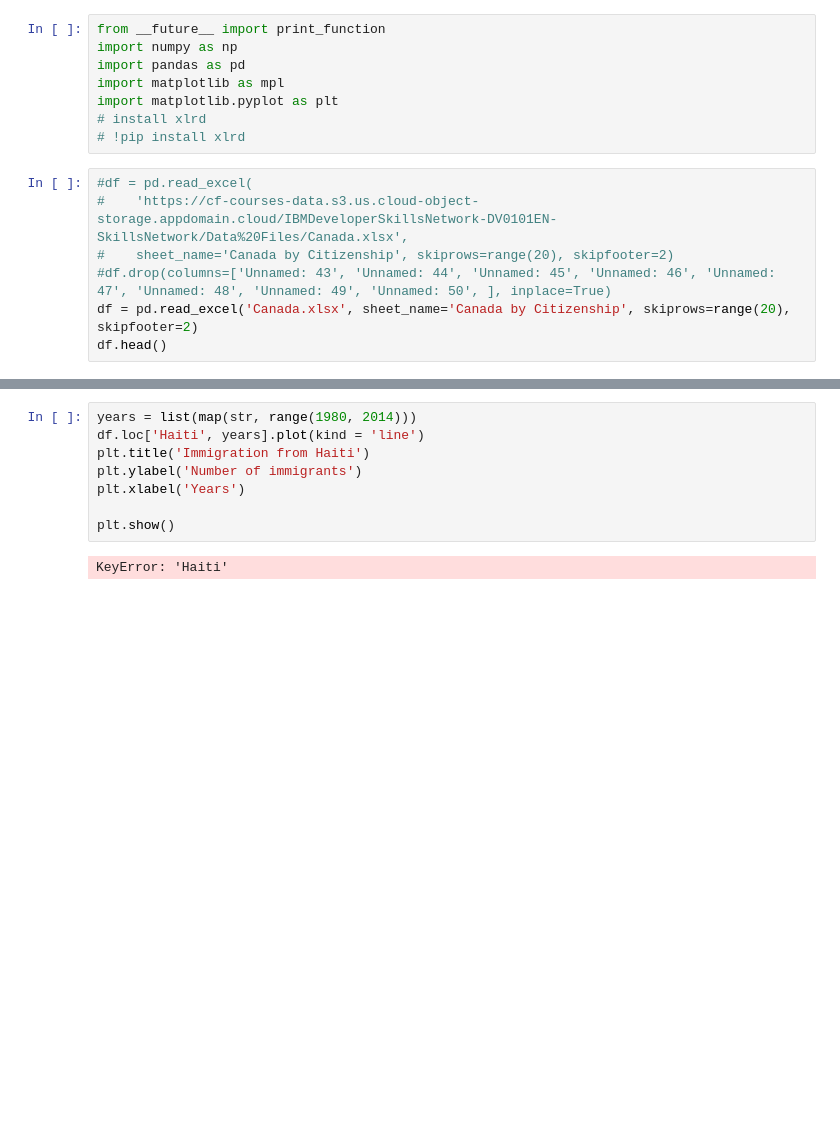
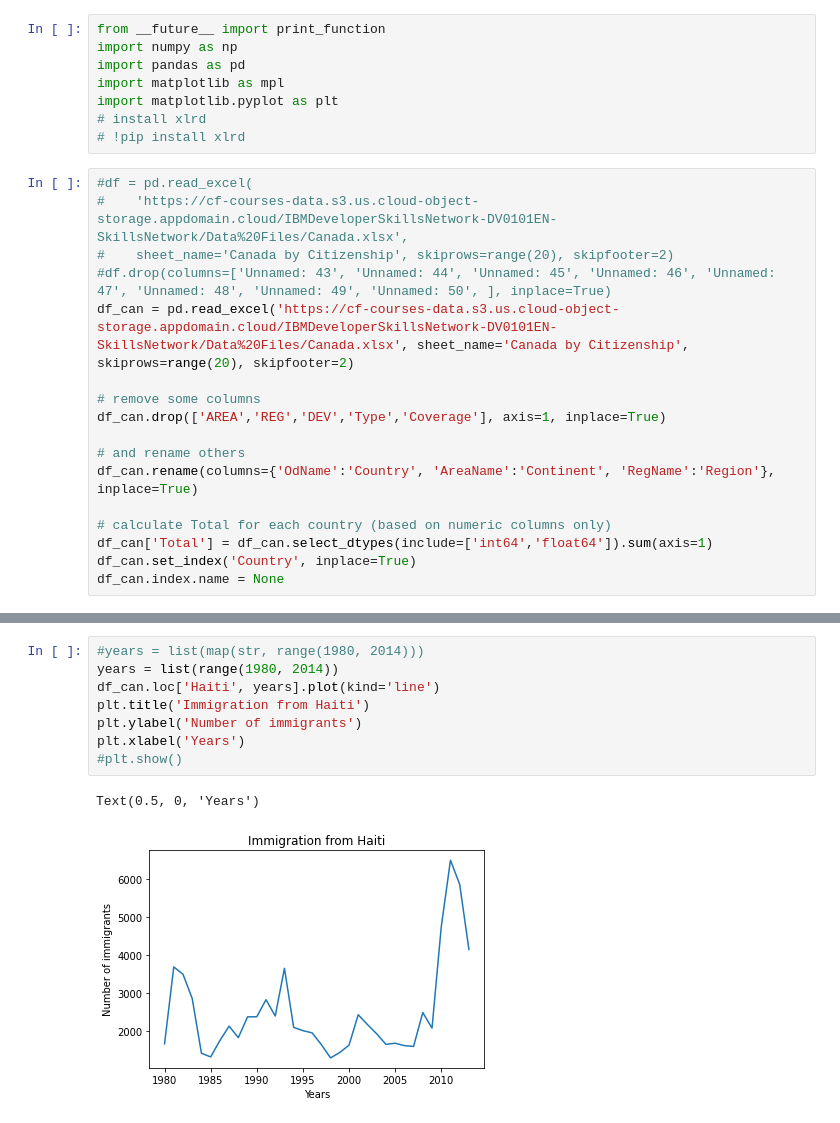
Before and after one commit to qualityland/IBM_Data_Science, a Jupyter notebook: 08_Data_Visualization/labs/04_pandas.ipynb, the cells around one changed output, grey strips where cells are left out. Saved outputs shown, nothing was run; the diff lists cells and outputs as text; blank space fills up the shorter version.

```diff
--- a/08_Data_Visualization/labs/04_pandas.ipynb
+++ b/08_Data_Visualization/labs/04_pandas.ipynb
@@ -11,5 +11,15 @@ import matplotlib.pyplot as plt
 #    'https://cf-courses-data.s3.us.cloud-object-storage.appdomain.cloud/IBMDeveloperSkillsNetwork-DV0101EN-SkillsNetwork/Data%20Files/Canada.xlsx',
 #    sheet_name='Canada by Citizenship', skiprows=range(20), skipfooter=2)
 #df.drop(columns=['Unnamed: 43', 'Unnamed: 44', 'Unnamed: 45', 'Unnamed: 46', 'Unnamed: 47', 'Unnamed: 48', 'Unnamed: 49', 'Unnamed: 50', ], inplace=True)
-df = pd.read_excel('Canada.xlsx', sheet_name='Canada by Citizenship', skiprows=range(20), skipfooter=2)
-df.head()
+df_can = pd.read_excel('https://cf-courses-data.s3.us.cloud-object-storage.appdomain.cloud/IBMDeveloperSkillsNetwork-DV0101EN-SkillsNetwork/Data%20Files/Canada.xlsx', sheet_name='Canada by Citizenship', skiprows=range(20), skipfooter=2)
+
+# remove some columns
+df_can.drop(['AREA','REG','DEV','Type','Coverage'], axis=1, inplace=True)
+
+# and rename others
+df_can.rename(columns={'OdName':'Country', 'AreaName':'Continent', 'RegName':'Region'}, inplace=True)
+
+# calculate Total for each country (based on numeric columns only)
+df_can['Total'] = df_can.select_dtypes(include=['int64','float64']).sum(axis=1)
+df_can.set_index('Country', inplace=True)
+df_can.index.name = None
@@ -24,10 +26,11 @@ df.head()
 # %%
-years = list(map(str, range(1980, 2014)))
-df.loc['Haiti', years].plot(kind = 'line')
+#years = list(map(str, range(1980, 2014)))
+years = list(range(1980, 2014))
+df_can.loc['Haiti', years].plot(kind='line')
 plt.title('Immigration from Haiti')
 plt.ylabel('Number of immigrants')
 plt.xlabel('Years')
-
-plt.show()
+#plt.show()
 # %% [output]
-KeyError: 'Haiti'
+Text(0.5, 0, 'Years')
+[figure, added]
```
Also changed, not shown: parts of 4 cells of this notebook, 1 other file.
